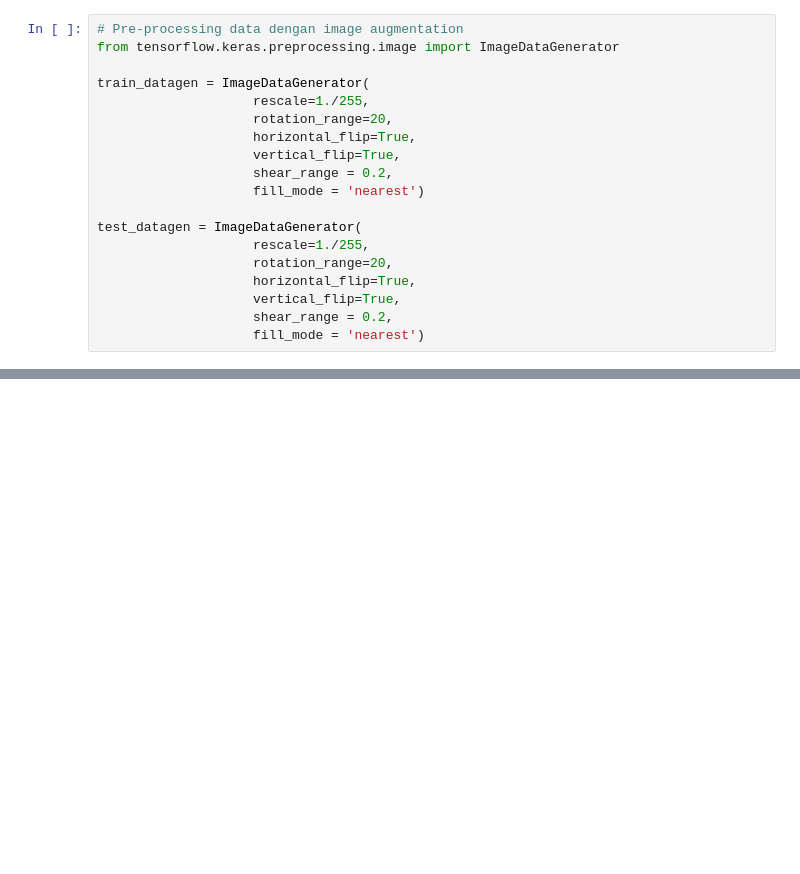
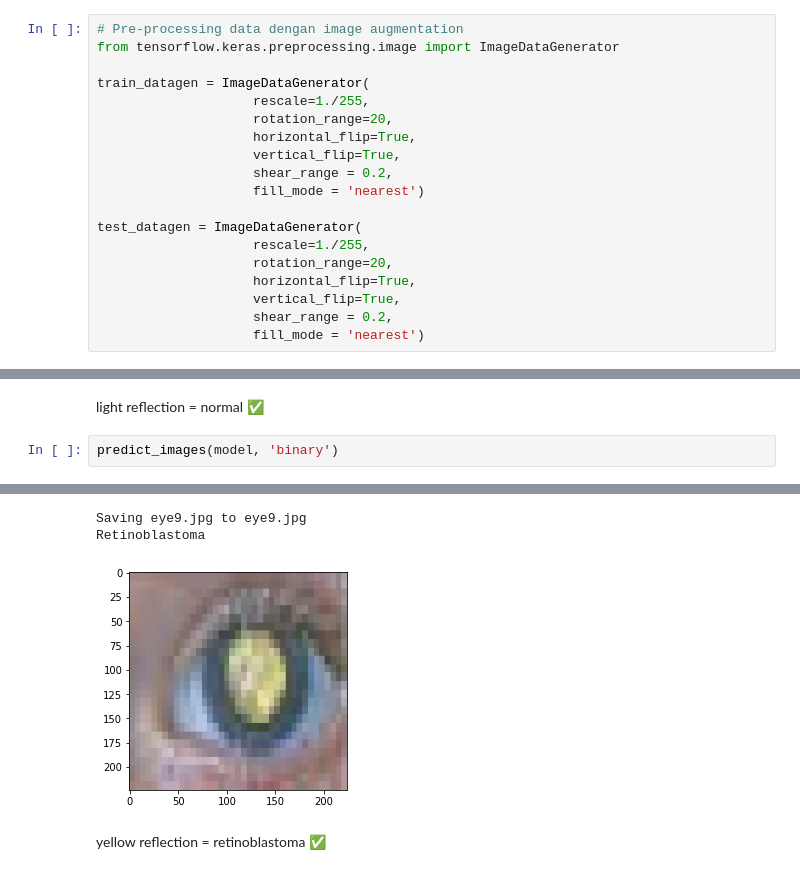
Before and after one commit to hugomuhammad/MachineLearning-ClearVis, a Jupyter notebook: Retinoblastoma_Detection.ipynb, the cells around one changed output, grey strips where cells are left out. Cells and saved outputs as stored; diff of their text form; blank space fills up the shorter version.

```diff
--- a/Retinoblastoma_Detection.ipynb
+++ b/Retinoblastoma_Detection.ipynb
@@ -315,0 +363,5 @@ white eye = retinoblastoma ✅
+# %% [markdown]
+light reflection = normal ✅
+# %%
+predict_images(model, 'binary')
+# %% [output]
@@ -315,0 +369,5 @@ white eye = retinoblastoma ✅
+Saving eye9.jpg to eye9.jpg
+Retinoblastoma
+[figure, added]
+# %% [markdown]
+yellow reflection = retinoblastoma ✅
```
Also changed, not shown: parts of 46 cells of this notebook.
